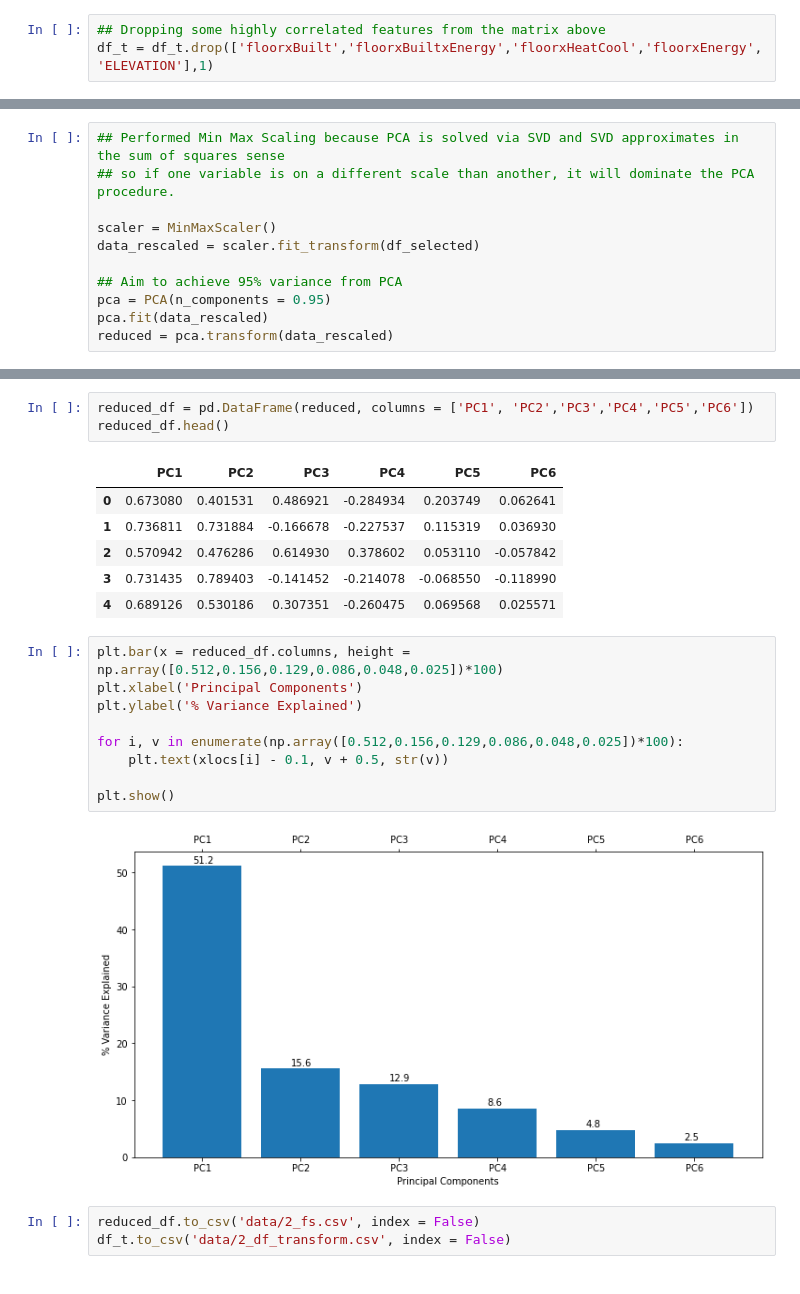
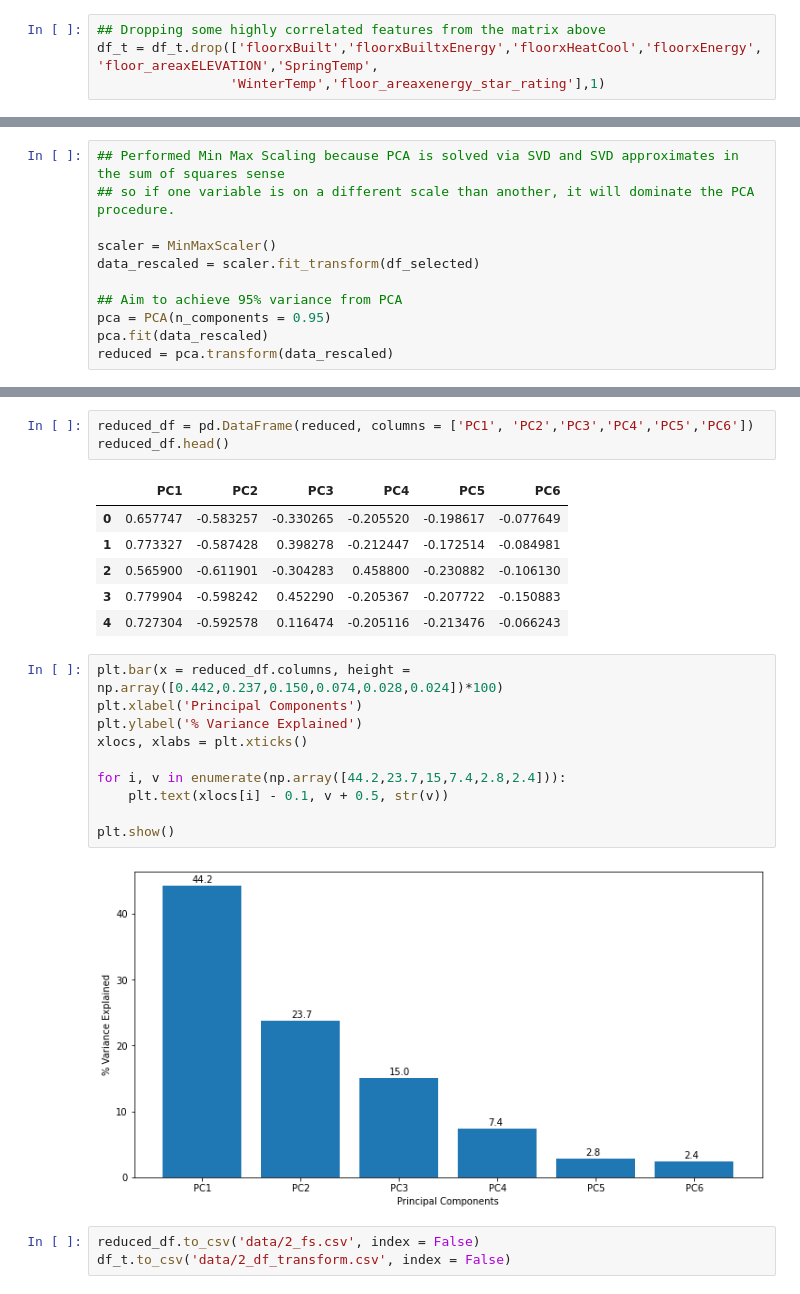
Before and after one commit to aishcn/Predicting-Building-Energy-Consumption, a Jupyter notebook: Main_Code/2. Feature Selection & Transformations.ipynb, the cells around one changed output, grey strips where cells are left out. Saved outputs shown, nothing was run; the diff lists cells and outputs as text.

```diff
--- a/Main_Code/2. Feature Selection & Transformations.ipynb
+++ b/Main_Code/2. Feature Selection & Transformations.ipynb
@@ -310,4 +311,5 @@ heatmap.set_title('Triangle Correlation Heatmap', fontdict={'fontsize':10}, pad=
 [figure]
 # %%
 ## Dropping some highly correlated features from the matrix above
-df_t = df_t.drop(['floorxBuilt','floorxBuiltxEnergy','floorxHeatCool','floorxEnergy', 'ELEVATION'],1)
+df_t = df_t.drop(['floorxBuilt','floorxBuiltxEnergy','floorxHeatCool','floorxEnergy', 'floor_areaxELEVATION','SpringTemp',
+                 'WinterTemp','floor_areaxenergy_star_rating'],1)
@@ -460,22 +476,23 @@ reduced_df = pd.DataFrame(reduced, columns = ['PC1', 'PC2','PC3','PC4','PC5','PC
 reduced_df.head()
 # %% [output]
 |  | PC1 | PC2 | PC3 | PC4 | PC5 | PC6 |
-| 0 | 0.673080 | 0.401531 | 0.486921 | -0.284934 | 0.203749 | 0.062641 |
-| 1 | 0.736811 | 0.731884 | -0.166678 | -0.227537 | 0.115319 | 0.036930 |
-| 2 | 0.570942 | 0.476286 | 0.614930 | 0.378602 | 0.053110 | -0.057842 |
-| 3 | 0.731435 | 0.789403 | -0.141452 | -0.214078 | -0.068550 | -0.118990 |
-| 4 | 0.689126 | 0.530186 | 0.307351 | -0.260475 | 0.069568 | 0.025571 |
+| 0 | 0.657747 | -0.583257 | -0.330265 | -0.205520 | -0.198617 | -0.077649 |
+| 1 | 0.773327 | -0.587428 | 0.398278 | -0.212447 | -0.172514 | -0.084981 |
+| 2 | 0.565900 | -0.611901 | -0.304283 | 0.458800 | -0.230882 | -0.106130 |
+| 3 | 0.779904 | -0.598242 | 0.452290 | -0.205367 | -0.207722 | -0.150883 |
+| 4 | 0.727304 | -0.592578 | 0.116474 | -0.205116 | -0.213476 | -0.066243 |
 # %%
-plt.bar(x = reduced_df.columns, height = np.array([0.512,0.156,0.129,0.086,0.048,0.025])*100)
+plt.bar(x = reduced_df.columns, height = np.array([0.442,0.237,0.150,0.074,0.028,0.024])*100)
 plt.xlabel('Principal Components')
 plt.ylabel('% Variance Explained')
+xlocs, xlabs = plt.xticks()
 
-for i, v in enumerate(np.array([0.512,0.156,0.129,0.086,0.048,0.025])*100):
+for i, v in enumerate(np.array([44.2,23.7,15,7.4,2.8,2.4])):
     plt.text(xlocs[i] - 0.1, v + 0.5, str(v))
 
 plt.show()
 # %% [output]
-[figure, old version]
+[figure, new version]
 # %%
 reduced_df.to_csv('data/2_fs.csv', index = False)
 df_t.to_csv('data/2_df_transform.csv', index = False)
```
Also changed, not shown: parts of 43 cells of this notebook, 19 other files.
